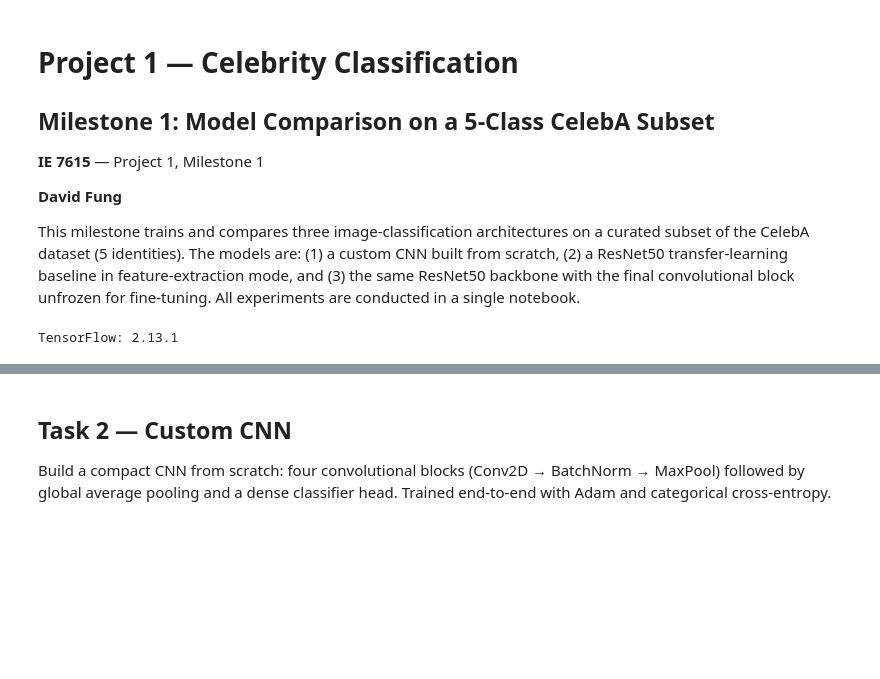
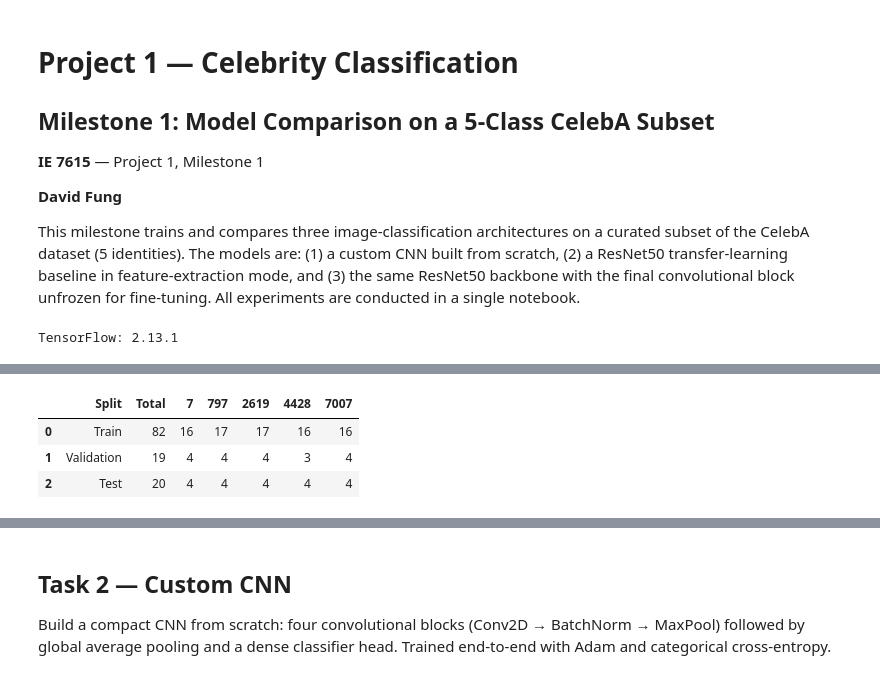
Before and after one commit to ne-fungdavid/Project_1, a Jupyter notebook: DavidFung_Project1.Milestone1.ipynb, the cells around one changed output, grey strips where cells are left out. Saved outputs shown, nothing was run; the diff lists cells and outputs as text; code cells hidden in the pictures; blank space fills up the shorter version.

```diff
--- a/DavidFung_Project1.Milestone1.ipynb
+++ b/DavidFung_Project1.Milestone1.ipynb
@@ -95,18 +109,23 @@ Load the 5-class CelebA subset (24–25 images per identity) from `data/selected
 # %%
-# Collect file paths and labels
+# Step 1 — Check the 5 class folders and count the images in each class
 all_files = []
 all_labels = []
+count_rows = []
 
 for i, class_name in enumerate(CLASS_NAMES):
     class_dir = os.path.join(DATA_DIR, class_name)
-    for fname in sorted(os.listdir(class_dir)):
-        if fname.endswith('.jpg'):
-            all_files.append(os.path.join(class_dir, fname))
-            all_labels.append(i)
+    class_files = [
+        os.path.join(class_dir, fname)
+        for fname in sorted(os.listdir(class_dir))
+        if fname.endswith('.jpg')
+    ]
 
+    all_files.extend(class_files)
+    all_labels.extend([i] * len(class_files))
+    count_rows.append({'Class': class_name, 'Images': len(class_files)})
+
+count_df = pd.DataFrame(count_rows, columns=['Class', 'Images'])
 print(f"Total images: {len(all_files)}")
-for i, name in enumerate(CLASS_NAMES):
-    count = all_labels.count(i)
-    print(f"  Class {name}: {count} images")
+display(count_df)
 # %% [output]
 Total images: 121
@@ -157,0 +180,17 @@ X_test:  (19, 224, 224, 3), y_test:  (19, 5)
+# %%
+# Step 3 — Combine the per-class splits into final train / validation / test sets
+final_rows = []
+
+for split_name, labels in [('Train', train_labels), ('Validation', val_labels), ('Test', test_labels)]:
+    row = {'Split': split_name, 'Total': len(labels)}
+    for i, name in enumerate(CLASS_NAMES):
+        row[name] = labels.count(i)
+    final_rows.append(row)
+
+final_df = pd.DataFrame(final_rows)
+display(final_df)
+# %% [output]
+|  | Split | Total | 7 | 797 | 2619 | 4428 | 7007 |
+| 0 | Train | 82 | 16 | 17 | 17 | 16 | 16 |
+| 1 | Validation | 19 | 4 | 4 | 4 | 3 | 4 |
+| 2 | Test | 20 | 4 | 4 | 4 | 4 | 4 |
```
Also changed, not shown: parts of 27 cells of this notebook.
